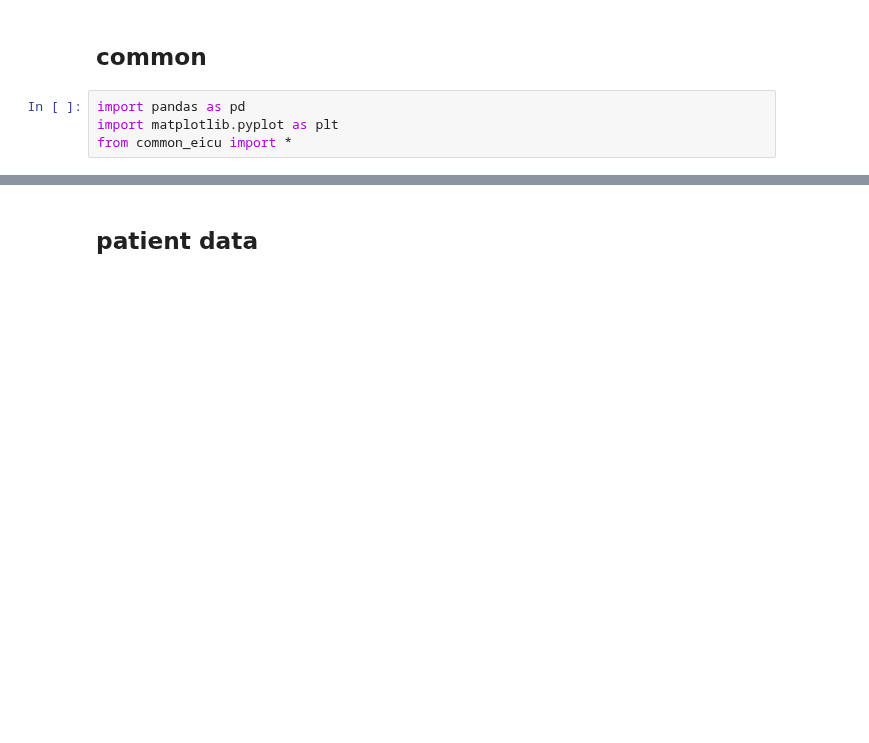
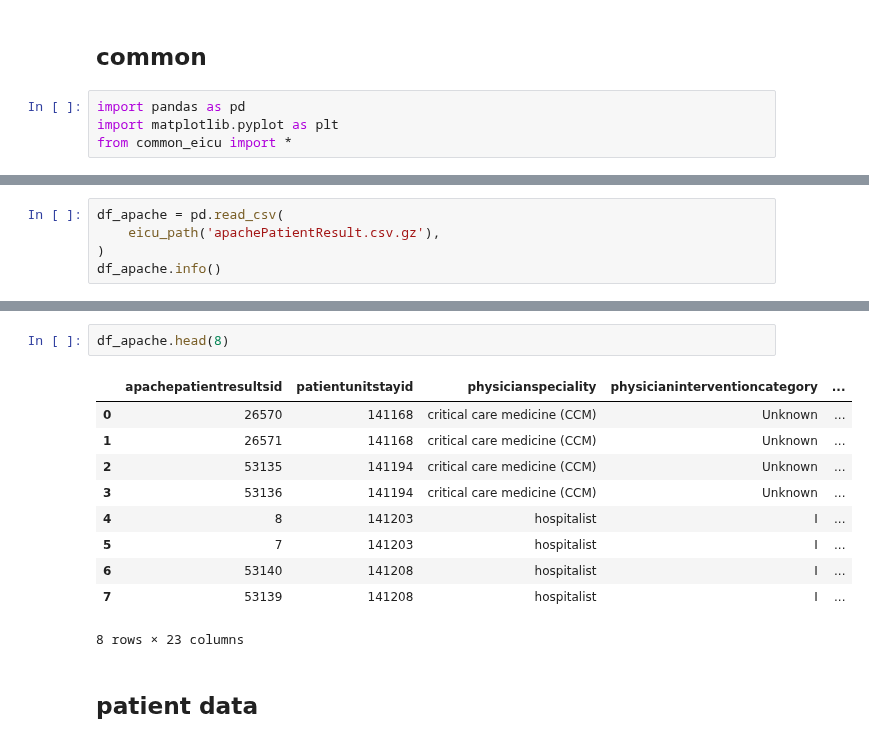
Before and after one commit to zEuler1027/ML_PICS, a Jupyter notebook: stretch_eicu.ipynb, the cells around one changed output, grey strips where cells are left out. Drawn from its saved outputs; the diff is of its cells as text; blank space fills up the shorter version.

Commit message:
add apache score

```diff
--- a/stretch_eicu.ipynb
+++ b/stretch_eicu.ipynb
@@ -8,0 +11,5 @@ from common_eicu import *
+# %%
+df_apache = pd.read_csv(
+    eicu_path('apachePatientResult.csv.gz'),
+)
+df_apache.info()
@@ -9,3 +45,16 @@ from common_eicu import *
+# %%
+df_apache.head(8)
+# %% [output]
+|  | apachepatientresultsid | patientunitstayid | physicianspeciality | physicianinterventioncategory | ... |
+| 0 | 26570 | 141168 | critical care medicine (CCM) | Unknown | ... |
+| 1 | 26571 | 141168 | critical care medicine (CCM) | Unknown | ... |
+| 2 | 53135 | 141194 | critical care medicine (CCM) | Unknown | ... |
+| 3 | 53136 | 141194 | critical care medicine (CCM) | Unknown | ... |
+| 4 | 8 | 141203 | hospitalist | I | ... |
+| 5 | 7 | 141203 | hospitalist | I | ... |
+| 6 | 53140 | 141208 | hospitalist | I | ... |
+| 7 | 53139 | 141208 | hospitalist | I | ... |
+8 rows × 23 columns
 # %% [markdown]
 ## patient data
 # %%
```
Also changed, not shown: parts of 4 cells of this notebook, 3 other files.
